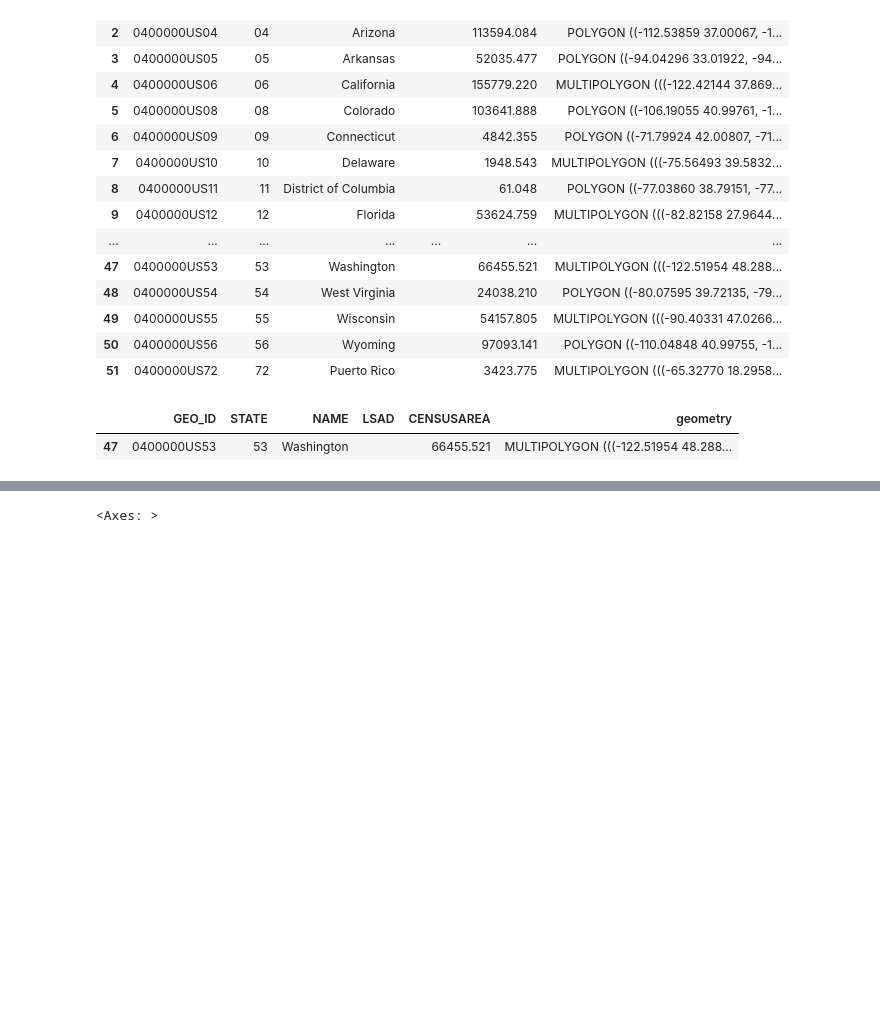
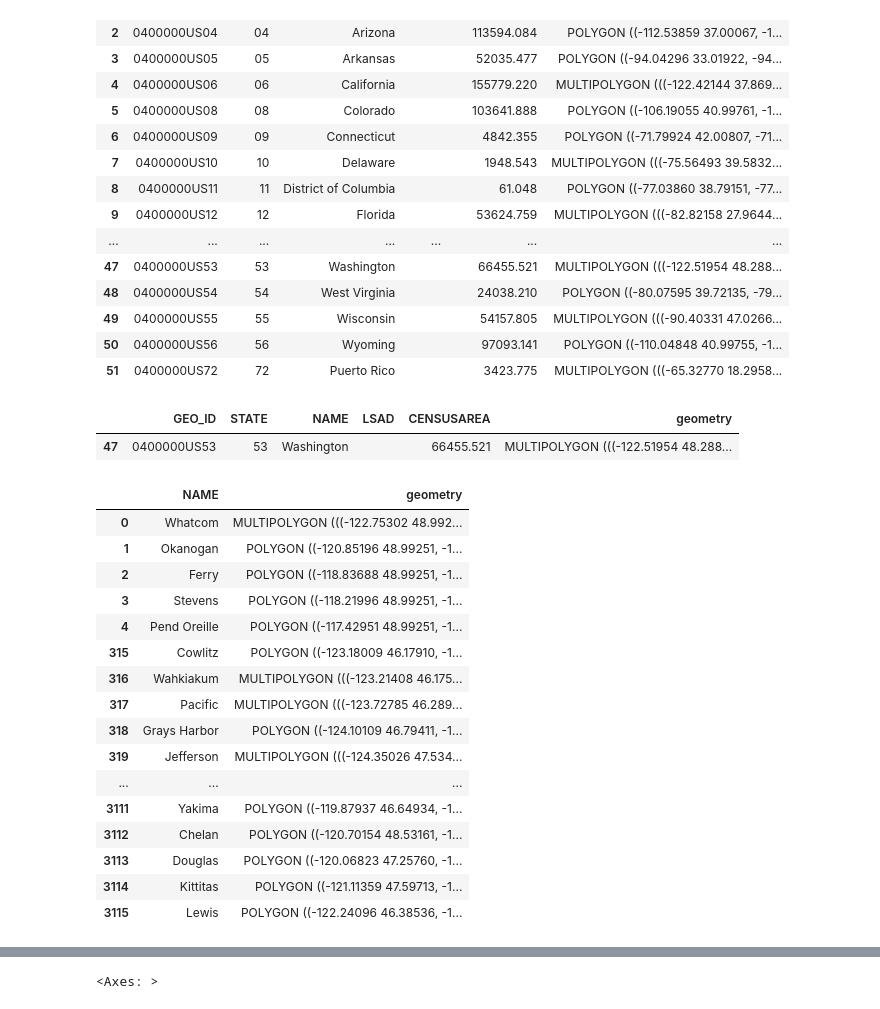
Before and after one commit to tarunNaveen24/DataAnalysis, a Jupyter notebook: analysis.ipynb, the cells around one changed output, grey strips where cells are left out. Drawn from its saved outputs; the diff is of its cells as text; code cells hidden in the pictures; blank space fills up the shorter version.

```diff
--- a/analysis.ipynb
+++ b/analysis.ipynb
@@ -209,3 +217,26 @@ gdf_wa
 # %%
 import matplotlib.pyplot as plt
 %matplotlib inline
+# %%
+wa_counties = gpd.read_file('ne_10m_admin_2_counties.shp')
+wa_counties = wa_counties[(wa_counties['REGION'] == 'WA')]
+wa_counties = wa_counties[['NAME', 'geometry']]
+wa_counties
+# %% [output]
+|  | NAME | geometry |
+| 0 | Whatcom | MULTIPOLYGON (((-122.75302 48.992... |
+| 1 | Okanogan | POLYGON ((-120.85196 48.99251, -1... |
+| 2 | Ferry | POLYGON ((-118.83688 48.99251, -1... |
+| 3 | Stevens | POLYGON ((-118.21996 48.99251, -1... |
+| 4 | Pend Oreille | POLYGON ((-117.42951 48.99251, -1... |
+| 315 | Cowlitz | POLYGON ((-123.18009 46.17910, -1... |
+| 316 | Wahkiakum | MULTIPOLYGON (((-123.21408 46.175... |
+| 317 | Pacific | MULTIPOLYGON (((-123.72785 46.289... |
+| 318 | Grays Harbor | POLYGON ((-124.10109 46.79411, -1... |
+| 319 | Jefferson | MULTIPOLYGON (((-124.35026 47.534... |
+| ... | ... | ... |
+| 3111 | Yakima | POLYGON ((-119.87937 46.64934, -1... |
+| 3112 | Chelan | POLYGON ((-120.70154 48.53161, -1... |
+| 3113 | Douglas | POLYGON ((-120.06823 47.25760, -1... |
+| 3114 | Kittitas | POLYGON ((-121.11359 47.59713, -1... |
+| 3115 | Lewis | POLYGON ((-122.24096 46.38536, -1... |
```
Also changed, not shown: parts of 5 cells of this notebook.
